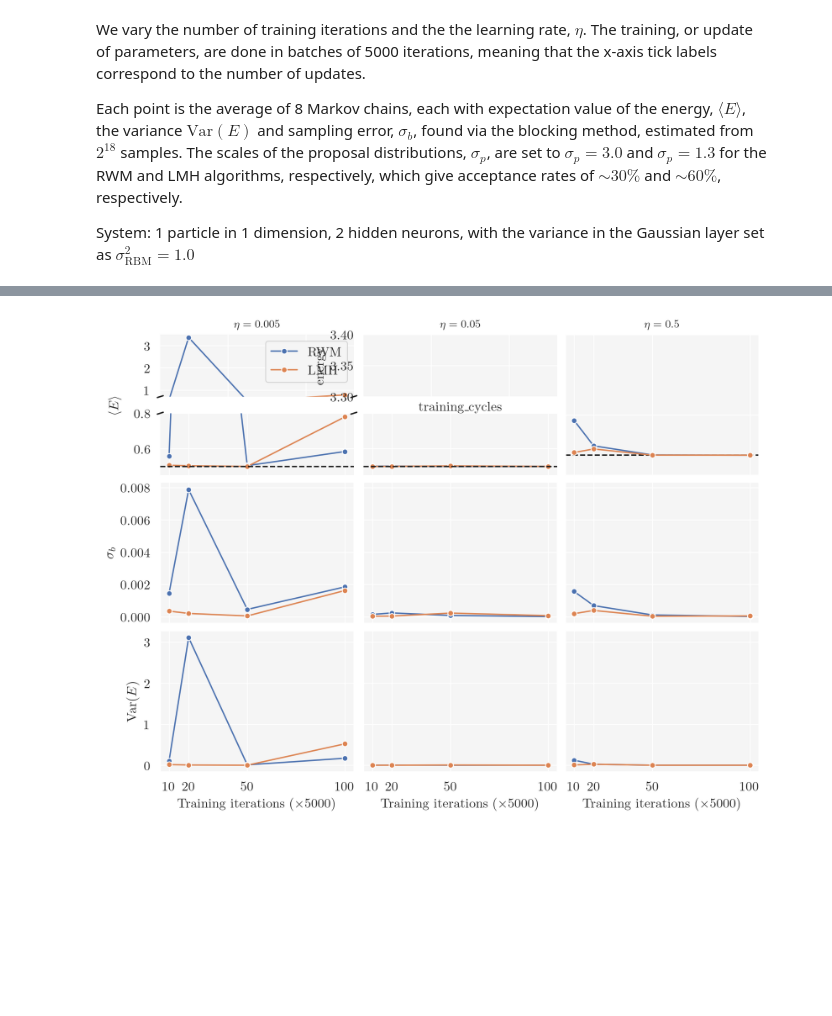
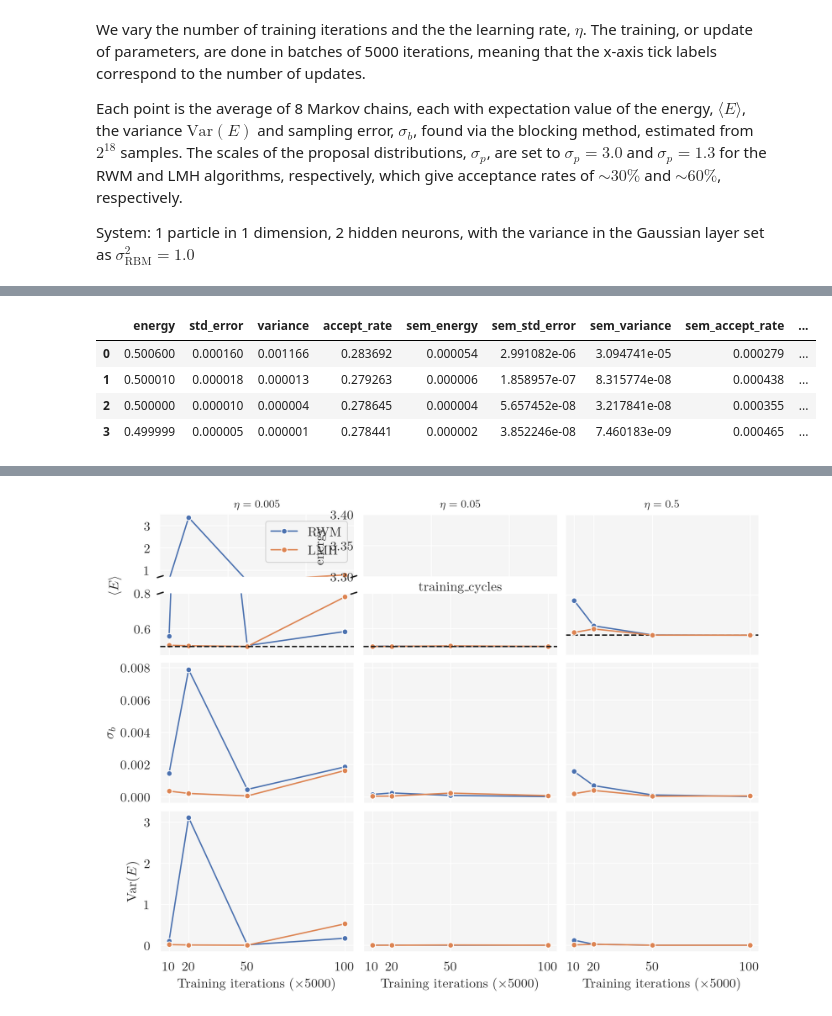
Before and after one commit to nicolossus/FYS4411-Project2, a Jupyter notebook: notebooks/Training cycles and learning rate.ipynb, the cells around one changed output, grey strips where cells are left out. Saved outputs shown, nothing was run; the diff lists cells and outputs as text; code cells hidden in the pictures; blank space fills up the shorter version.

```diff
--- a/notebooks/Training cycles and learning rate.ipynb
+++ b/notebooks/Training cycles and learning rate.ipynb
@@ -400,0 +421,9 @@ System: 1 particle in 1 dimension, 2 hidden neurons, with the variance in the Ga
+# %%
+df_0_5_b1k = pd.read_csv("../data/training_cycles_lr_0_5_b1000.csv")
+df_0_5_b1k
+# %% [output]
+|  | energy | std_error | variance | accept_rate | sem_energy | sem_std_error | sem_variance | sem_accept_rate | ... |
+| 0 | 0.500600 | 0.000160 | 0.001166 | 0.283692 | 0.000054 | 2.991082e-06 | 3.094741e-05 | 0.000279 | ... |
+| 1 | 0.500010 | 0.000018 | 0.000013 | 0.279263 | 0.000006 | 1.858957e-07 | 8.315774e-08 | 0.000438 | ... |
+| 2 | 0.500000 | 0.000010 | 0.000004 | 0.278645 | 0.000004 | 5.657452e-08 | 3.217841e-08 | 0.000355 | ... |
+| 3 | 0.499999 | 0.000005 | 0.000001 | 0.278441 | 0.000002 | 3.852246e-08 | 7.460183e-09 | 0.000465 | ... |
```
Also changed, not shown: parts of 9 cells of this notebook, 14 other files.
